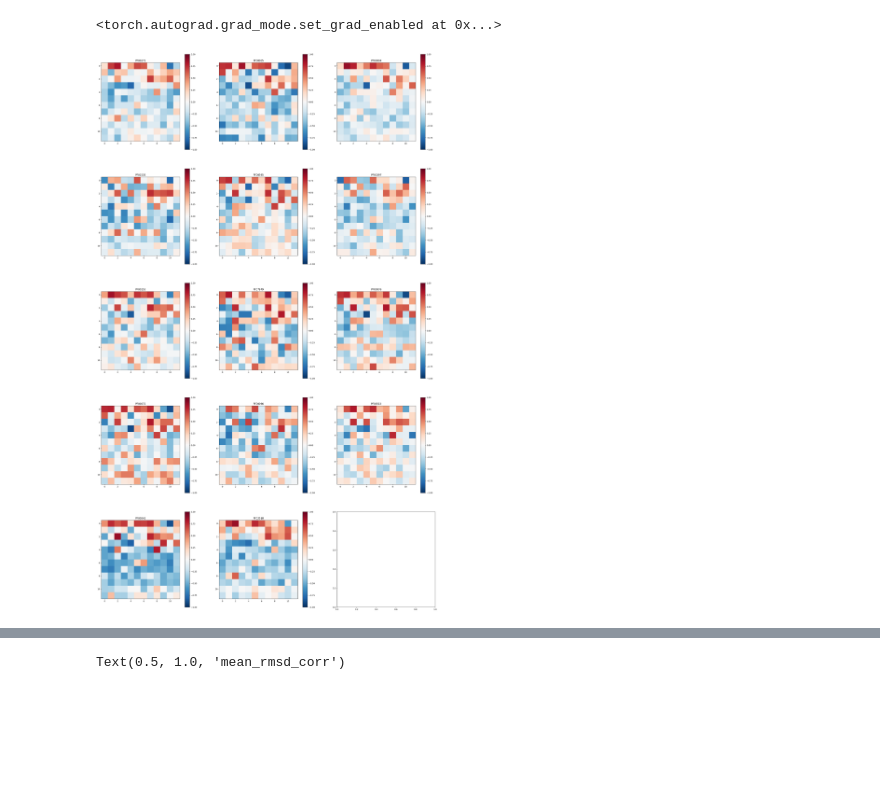
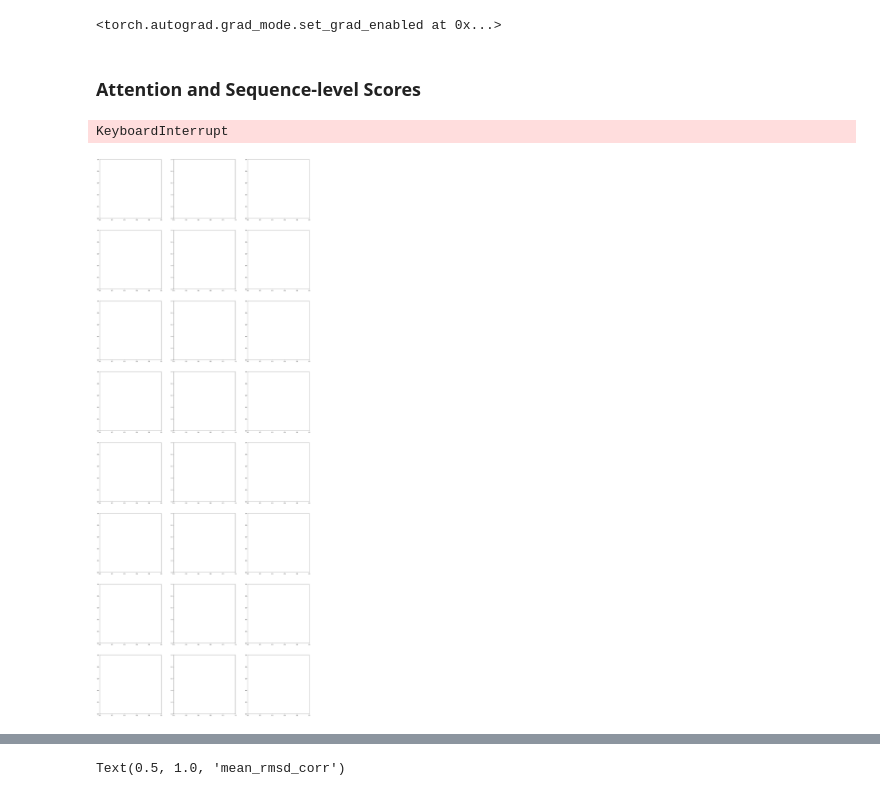
Before and after one commit to anamaysamant/MSA-phylogeny-generation, a Jupyter notebook: PFAM_explorer.ipynb, the cells around one changed output, grey strips where cells are left out. Drawn from its saved outputs; the diff is of its cells as text; code cells hidden in the pictures; blank space fills up the shorter version.

Commit message:
exploring column attentions and patristic distances

```diff
--- a/PFAM_explorer.ipynb
+++ b/PFAM_explorer.ipynb
@@ -23,8 +25,10 @@ torch.set_grad_enabled(False)
 # %%
 pfam_metadata = pd.read_csv("./data/pfam-metadata/pfam_metadata.tsv", delimiter = "\t")
 
-all_metrics_dataframe = pd.read_csv("./untracked-files//sequence_scores_table.tsv", delimiter = "\t")
-all_metrics_dataframe = all_metrics_dataframe.merge(pfam_metadata, left_on = "family", right_on="pfam_id")
+all_metrics_dataframe = pd.read_csv("./untracked-files/sequence_scores_table.tsv", delimiter = "\t")
+# all_metrics_dataframe = all_metrics_dataframe.merge(pfam_metadata, left_on = "family", right_on="pfam_id")
+# %% [markdown]
+### Attention and Sequence-level Scores
 # %%
 family = "PF00004"
 sim_ind = 1
@@ -51,6 +55,8 @@ corr_matrix_plddt_list = []
 corr_matrix_nat_dist_list = []
 corr_matrix_self_dist_list = []
 corr_matrix_rmsd_list = []
+
+all_families_df = pd.DataFrame()
 
 for k, family in enumerate(families):
 
@@ -89,6 +95,8 @@ for k, family in enumerate(families):
 
     mean_attn_df = pd.DataFrame(mean_attn, columns = [f"col_attn_{i}" for i in range(mean_attn.shape[1])])
     final_df = pd.concat([mean_attn_df, all_metrics_dataframe_fam], axis = 1)
+
+    all_families_df = pd.concat([all_families_df, final_df]).reset_index(drop = True)
 
     corr_matrix_hmmer = np.zeros(144)
     corr_matrix_stat = np.zeros(144)
@@ -111,31 +119,32 @@ for k, family in enumerate(families):
         corr = pearsonr(final_df[f"col_attn_{a}"], final_df["plddt_scores"]).statistic
         corr_matrix_plddt[a] = corr
 
         corr = pearsonr(final_df[f"col_attn_{a}"], final_df["min_natural_ham_dist_seed"]).statistic
         corr_matrix_nat_dist[a] = corr
 
         corr = pearsonr(final_df[f"col_attn_{a}"], final_df["max_self_ham_distance"]).statistic
         corr_matrix_self_dist[a] = corr
 
         corr = pearsonr(final_df[f"col_attn_{a}"], final_df["rmsd"]).statistic
         corr_matrix_rmsd[a] = corr
 
     corr_matrix_hmmer = np.reshape(corr_matrix_hmmer, newshape = (12,12), order = "C")
     corr_matrix_stat = np.reshape(corr_matrix_stat, newshape = (12,12), order = "C")
     corr_matrix_plddt = np.reshape(corr_matrix_plddt, newshape = (12,12), order = "C")
     corr_matrix_nat_dist = np.reshape(corr_matrix_nat_dist, newshape = (12,12), order = "C")
     corr_matrix_self_dist = np.reshape(corr_matrix_self_dist, newshape = (12,12), order = "C")
     corr_matrix_rmsd = np.reshape(corr_matrix_rmsd, newshape = (12,12), order = "C")
 
     corr_matrix_hmmer_list.append(corr_matrix_hmmer)
     corr_matrix_stat_list.append(corr_matrix_stat)
     corr_matrix_plddt_list.append(corr_matrix_plddt)
     corr_matrix_nat_dist_list.append(corr_matrix_nat_dist)
     corr_matrix_self_dist_list.append(corr_matrix_self_dist)
     corr_matrix_rmsd_list.append(corr_matrix_rmsd)
 
     im = axes[i][j].imshow(corr_matrix_hmmer, vmin = -1, vmax = 1, cmap = "RdBu_r")
     plt.colorbar(im, ax=axes[i][j])
     axes[i][j].set_title(f"{family}")
 # %% [output]
+KeyboardInterrupt
-[figure, old version]
+[figure, new version]
```
Also changed, not shown: parts of 18 cells of this notebook, 3 other files.
